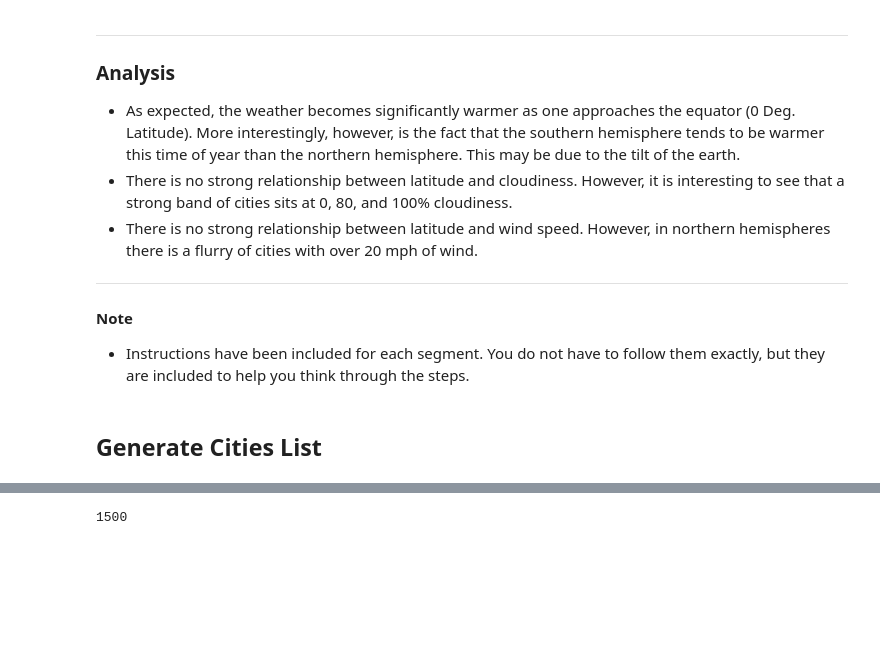
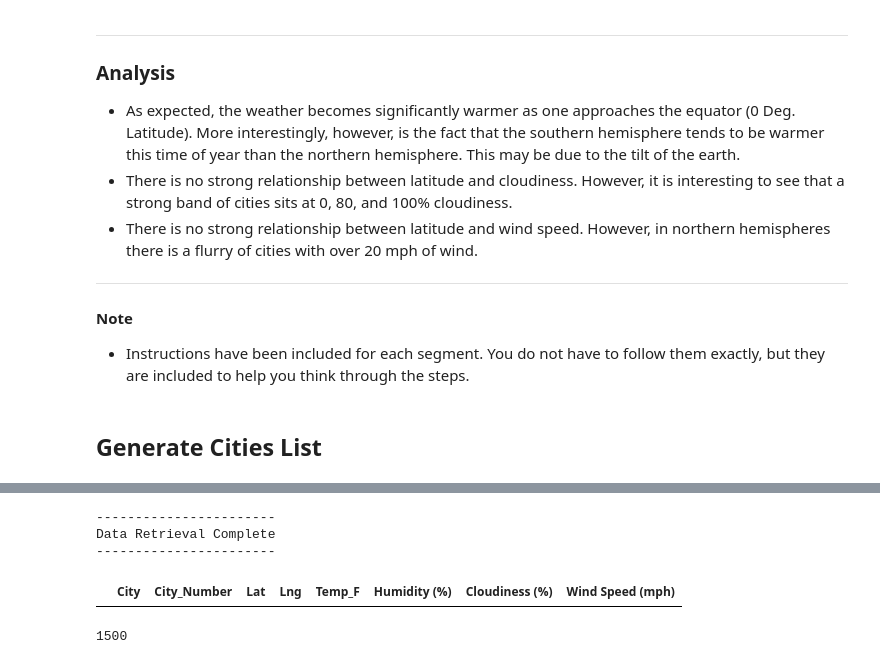
Before and after one commit to sjlapan/WeatherPy_LaPan, a Jupyter notebook: WeatherPy.ipynb, the cells around one changed output, grey strips where cells are left out. Cells and saved outputs as stored; diff of their text form; code cells hidden in the pictures; blank space fills up the shorter version.

```diff
--- a/WeatherPy.ipynb
+++ b/WeatherPy.ipynb
@@ -36,3 +91,38 @@ lng_range = (-180, 180)
+# %%
+# TEST CELL
+
+for index, row in city_weather_df.iterrows():
+    city_name = row["City"]
+
+    # Assemble url to make requests
+    print(f"Processing Index {index}: {city_name}")
+    response = requests.get(base_url + "appid=" + api_key + \
+                            "&q=" + city_name + "&units=imperial").json()
+
+    #results = response['results']
+    try:
+        city_weather_df.loc[index, "City_Number"] = response["id"]
+        city_weather_df.loc[index, "Lat"] = response["coord"]["lat"]
+        city_weather_df.loc[index, "Lng"] = response["coord"]["lon"]
+        city_weather_df.loc[index, "Temp_F"] = response["main"]["temp"]
+        city_weather_df.loc[index, "Humidity (%)"] = response["main"]["humidity"]
+        city_weather_df.loc[index, "Cloudiness (%)"] = response["clouds"]
+        city_weather_df.loc[index, "Wind Speed (mph)"] = response["wind"]["speed"]
+    except (KeyError, IndexError):
+        print("City not found. Skipping...")
+
+print("""
+-----------------------
+Data Retrieval Complete
+-----------------------""")
+# %% [output]
+-----------------------
+Data Retrieval Complete
+-----------------------
+# %%
+city_weather_df.head()
+# %% [output]
+|  | City | City_Number | Lat | Lng | Temp_F | Humidity (%) | Cloudiness (%) | Wind Speed (mph) |
 # %%
 # List for holding lat_lngs and cities
 lat_lngs = []
```
Also changed, not shown: parts of 4 cells of this notebook.
